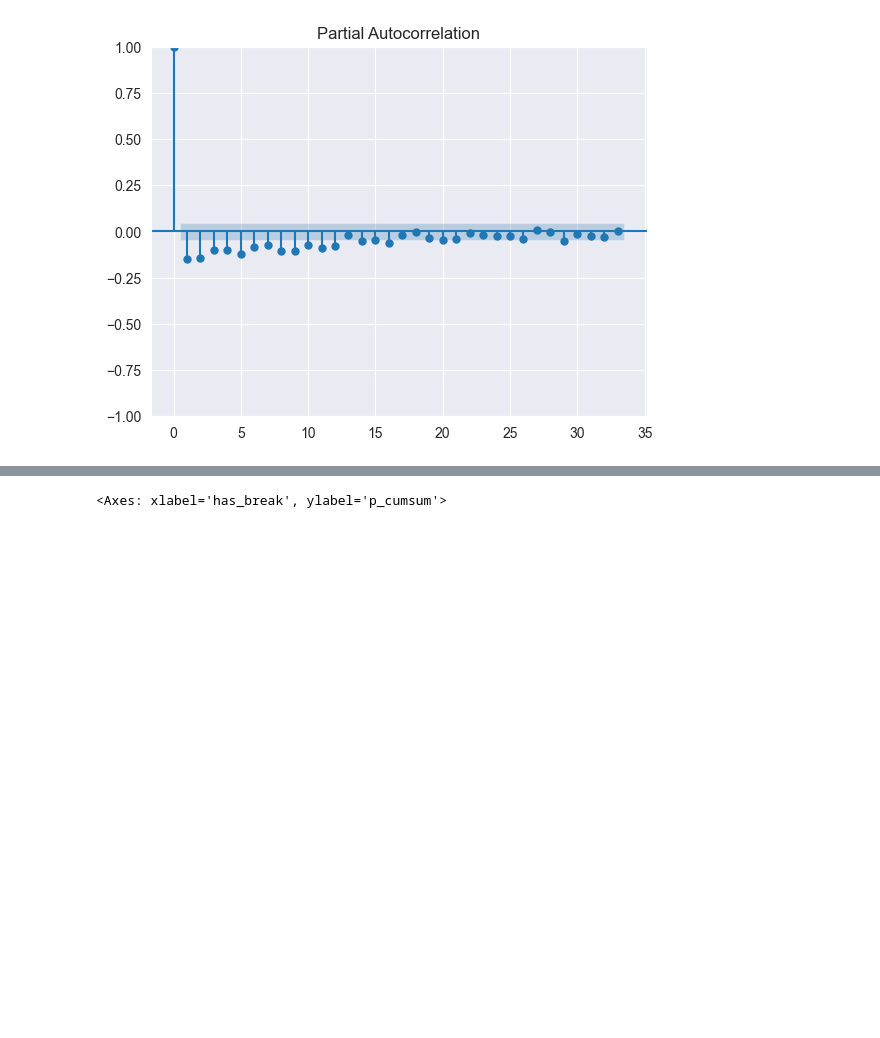
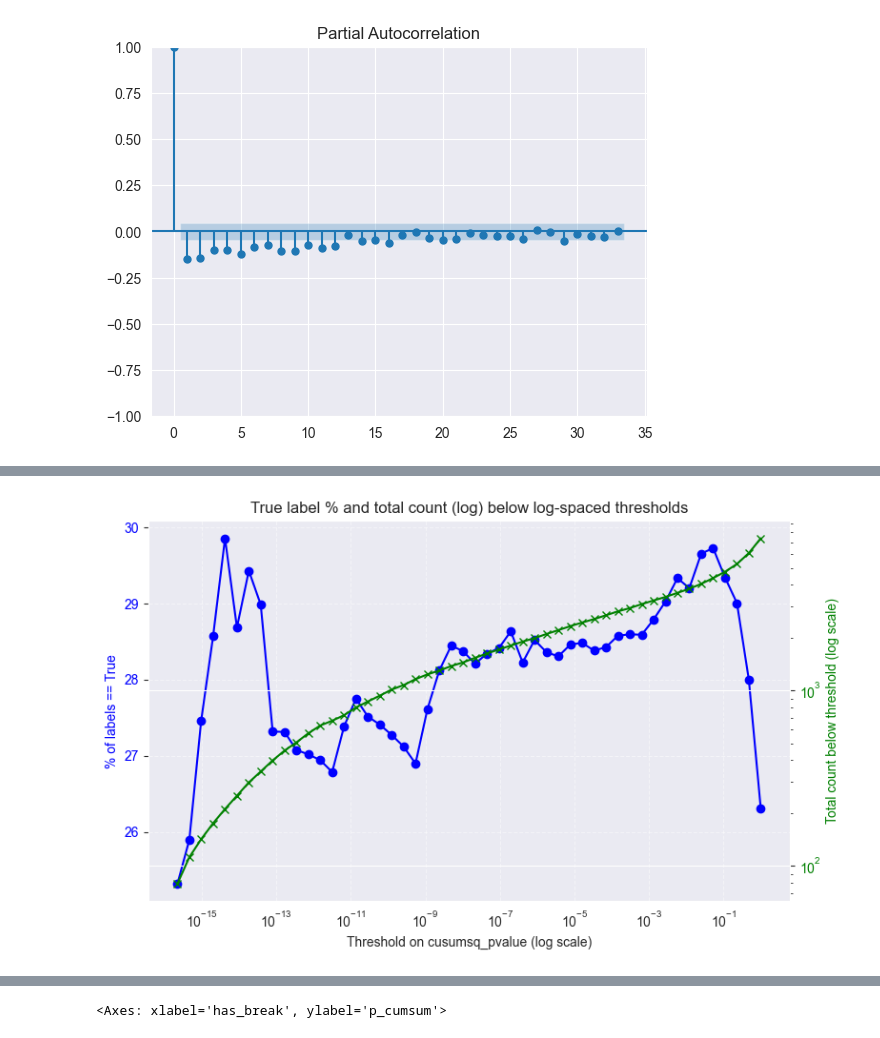
Before and after one commit to StefanConstantin707/adia-lab-structural-break-challenge, a Jupyter notebook: notebooks/07_evaluate_cumsum.ipynb, the cells around one changed output, grey strips where cells are left out. Saved outputs shown, nothing was run; the diff lists cells and outputs as text; code cells hidden in the pictures; blank space fills up the shorter version.

```diff
--- a/notebooks/07_evaluate_cumsum.ipynb
+++ b/notebooks/07_evaluate_cumsum.ipynb
@@ -190,0 +289,54 @@ sns.histplot(feature_df.p_cumsum)
+# %%
+import numpy as np
+import pandas as pd
+import matplotlib.pyplot as plt
+
+# Combine into one DataFrame
+df = pd.DataFrame({
+    "cusumsq_pvalue": feature_df.cusumsq_pvalue,
+    "label": label_series
+}).dropna()
+
+# Keep only positive values for log spacing
+positive_vals = df[df.cusumsq_pvalue > 0]
+
+# Logarithmic thresholds
+thresholds = np.logspace(
+    np.log10(positive_vals.cusumsq_pvalue.min()),
+    np.log10(positive_vals.cusumsq_pvalue.max()),
+    50
+)
+
+pct_true = []
+counts = []
+
+for t in thresholds:
+    mask = positive_vals.cusumsq_pvalue < t
+    count = mask.sum()
+    counts.append(count)
+    pct = (positive_vals.label[mask].sum() / count) * 100 if count > 0 else np.nan
+    pct_true.append(pct)
+
+# Plot
+fig, ax1 = plt.subplots(figsize=(8,5))
+
+# % True labels
+ax1.plot(thresholds, pct_true, color='blue', marker='o', label='% True labels')
+ax1.set_xscale('log')
+ax1.set_xlabel('Threshold on cusumsq_pvalue (log scale)')
+ax1.set_ylabel('% of labels == True', color='blue')
+ax1.tick_params(axis='y', labelcolor='blue')
+
+# Total count (log scale)
+ax2 = ax1.twinx()
+ax2.plot(thresholds, counts, color='green', marker='x', label='Total count')
+ax2.set_yscale('log')
+ax2.set_ylabel('Total count below threshold (log scale)', color='green')
+ax2.tick_params(axis='y', labelcolor='green')
+
+plt.title('True label % and total count (log) below log-spaced thresholds')
+ax1.grid(True, which="both", ls="--", alpha=0.5)
+fig.tight_layout()
+plt.show()
+# %% [output]
+[figure, added]
```
Also changed, not shown: parts of 7 cells of this notebook, 12 other files.
